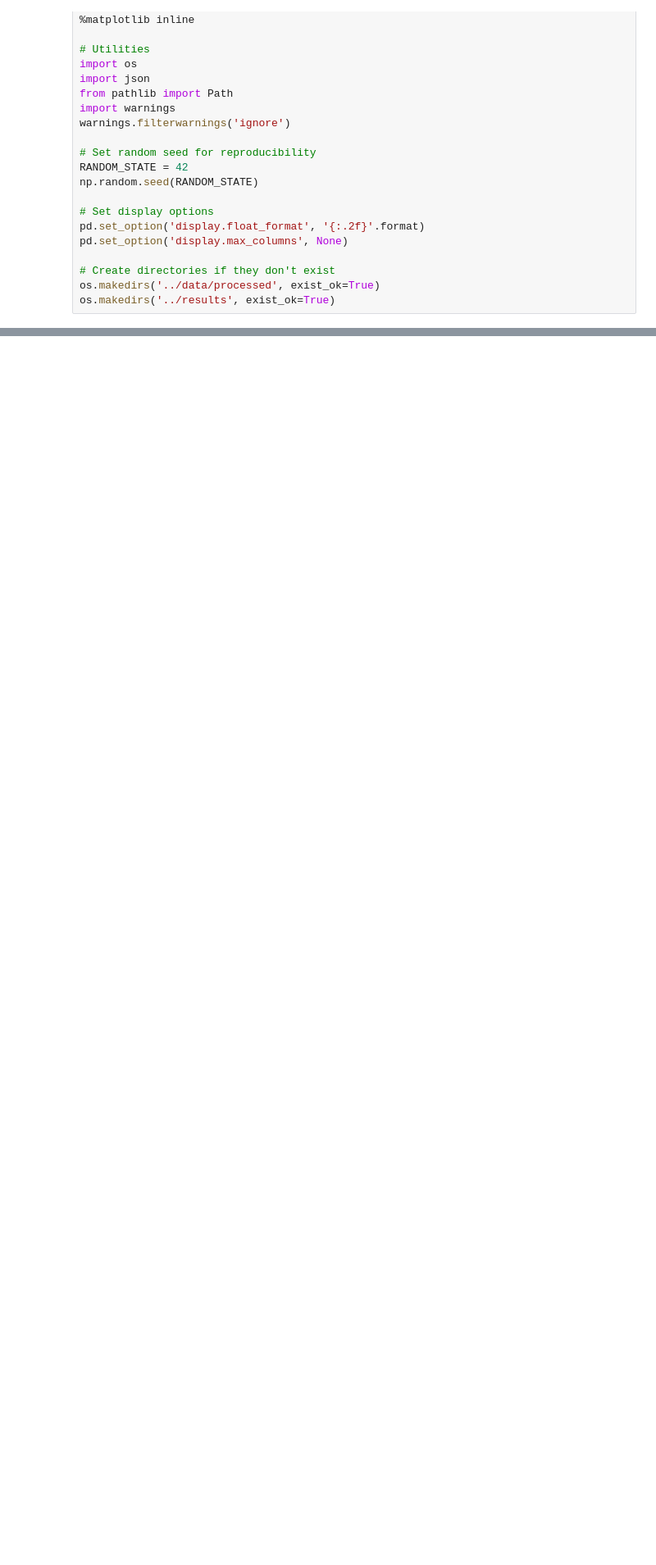
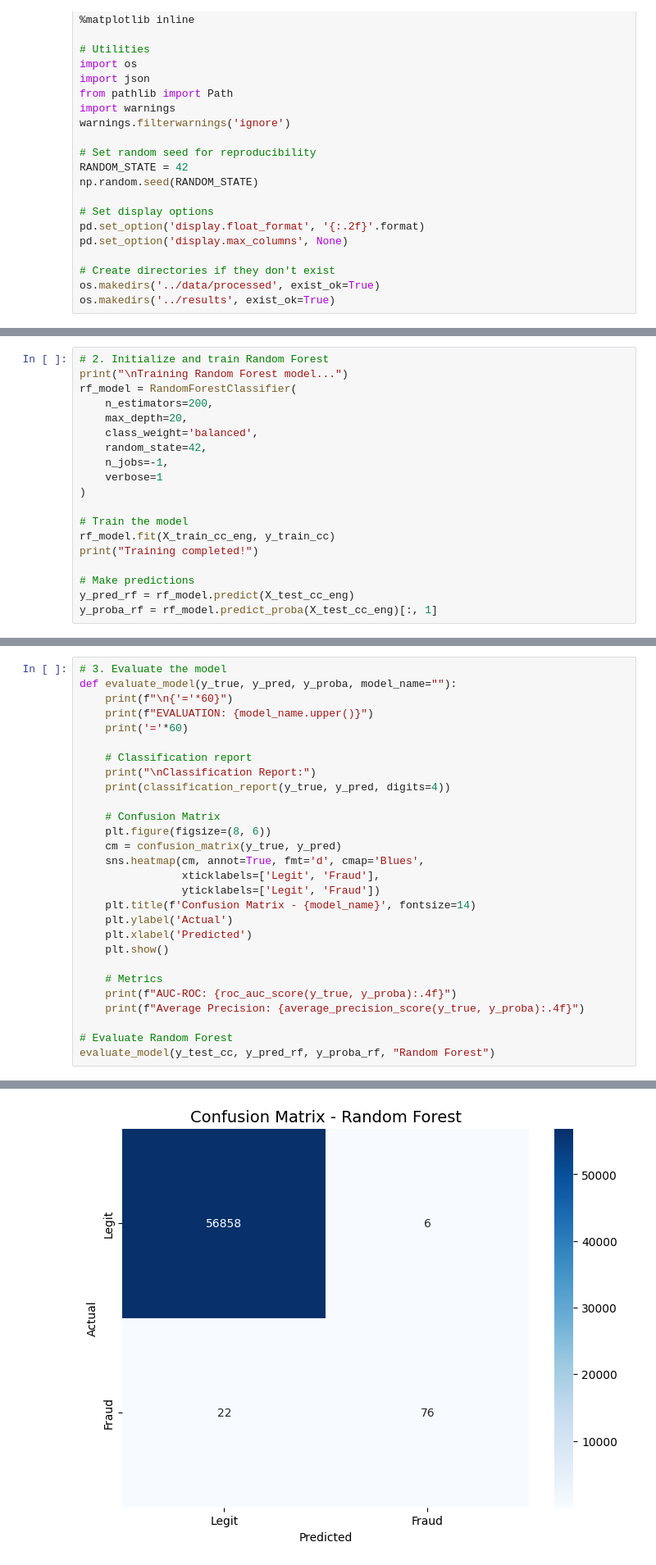
Before and after one commit to soltsega/Week-5_Fraud_Detection, a Jupyter notebook: fraud-detection/notebooks/modeling.ipynb, the cells around one changed output, grey strips where cells are left out. Shown at 82% size. Cells and saved outputs as stored; diff of their text form; blank space fills up the shorter version.

```diff
--- a/fraud-detection/notebooks/modeling.ipynb
+++ b/fraud-detection/notebooks/modeling.ipynb
@@ -100,0 +390,19 @@ os.makedirs('../results', exist_ok=True)
+# %%
+# 2. Initialize and train Random Forest
+print("\nTraining Random Forest model...")
+rf_model = RandomForestClassifier(
+    n_estimators=200,
+    max_depth=20,
+    class_weight='balanced',
+    random_state=42,
+    n_jobs=-1,
+    verbose=1
+)
+
+# Train the model
+rf_model.fit(X_train_cc_eng, y_train_cc)
+print("Training completed!")
+
+# Make predictions
+y_pred_rf = rf_model.predict(X_test_cc_eng)
+y_proba_rf = rf_model.predict_proba(X_test_cc_eng)[:, 1]
@@ -100,0 +426,29 @@ os.makedirs('../results', exist_ok=True)
+# %%
+# 3. Evaluate the model
+def evaluate_model(y_true, y_pred, y_proba, model_name=""):
+    print(f"\n{'='*60}")
+    print(f"EVALUATION: {model_name.upper()}")
+    print('='*60)
+
+    # Classification report
+    print("\nClassification Report:")
+    print(classification_report(y_true, y_pred, digits=4))
+
+    # Confusion Matrix
+    plt.figure(figsize=(8, 6))
+    cm = confusion_matrix(y_true, y_pred)
+    sns.heatmap(cm, annot=True, fmt='d', cmap='Blues',
+                xticklabels=['Legit', 'Fraud'],
+                yticklabels=['Legit', 'Fraud'])
+    plt.title(f'Confusion Matrix - {model_name}', fontsize=14)
+    plt.ylabel('Actual')
+    plt.xlabel('Predicted')
+    plt.show()
+
+    # Metrics
+    print(f"AUC-ROC: {roc_auc_score(y_true, y_proba):.4f}")
+    print(f"Average Precision: {average_precision_score(y_true, y_proba):.4f}")
+
+# Evaluate Random Forest
+evaluate_model(y_test_cc, y_pred_rf, y_proba_rf, "Random Forest")
+# %% [output]
@@ -100,0 +468 @@ os.makedirs('../results', exist_ok=True)
+[figure, added]
```
Also changed, not shown: parts of 29 cells of this notebook.
